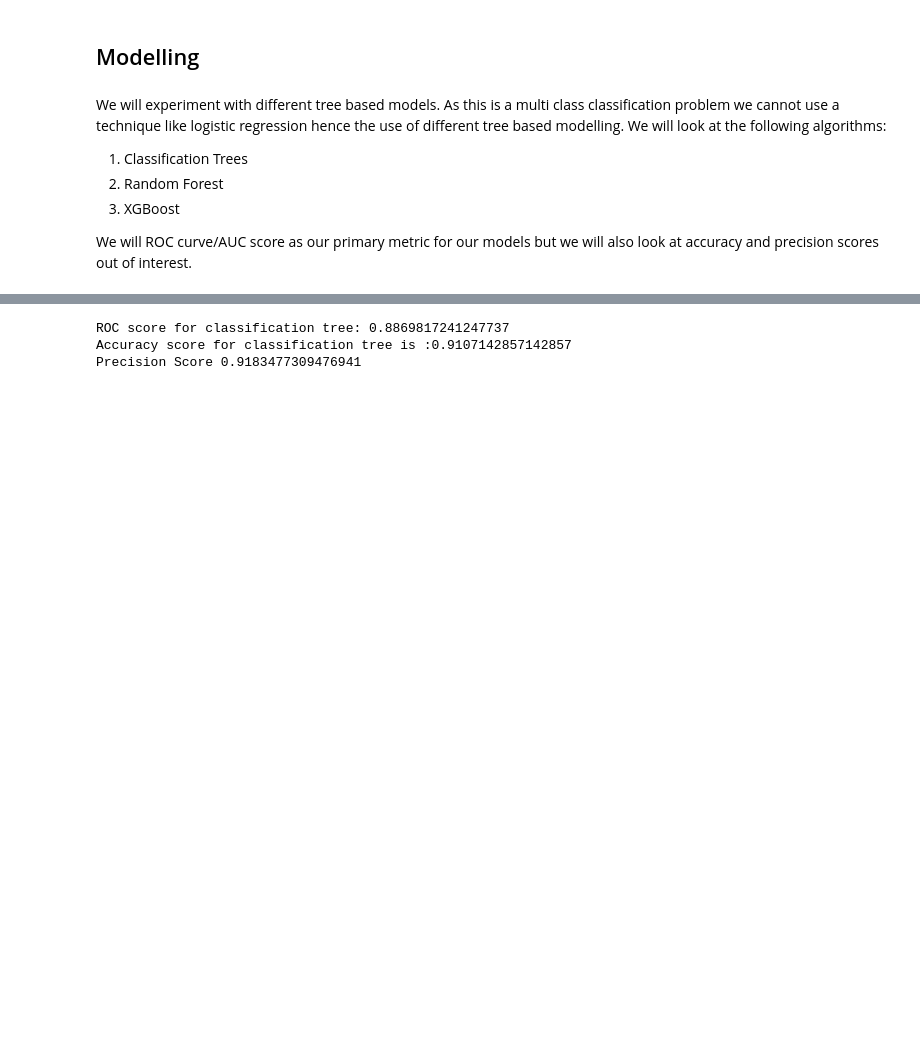
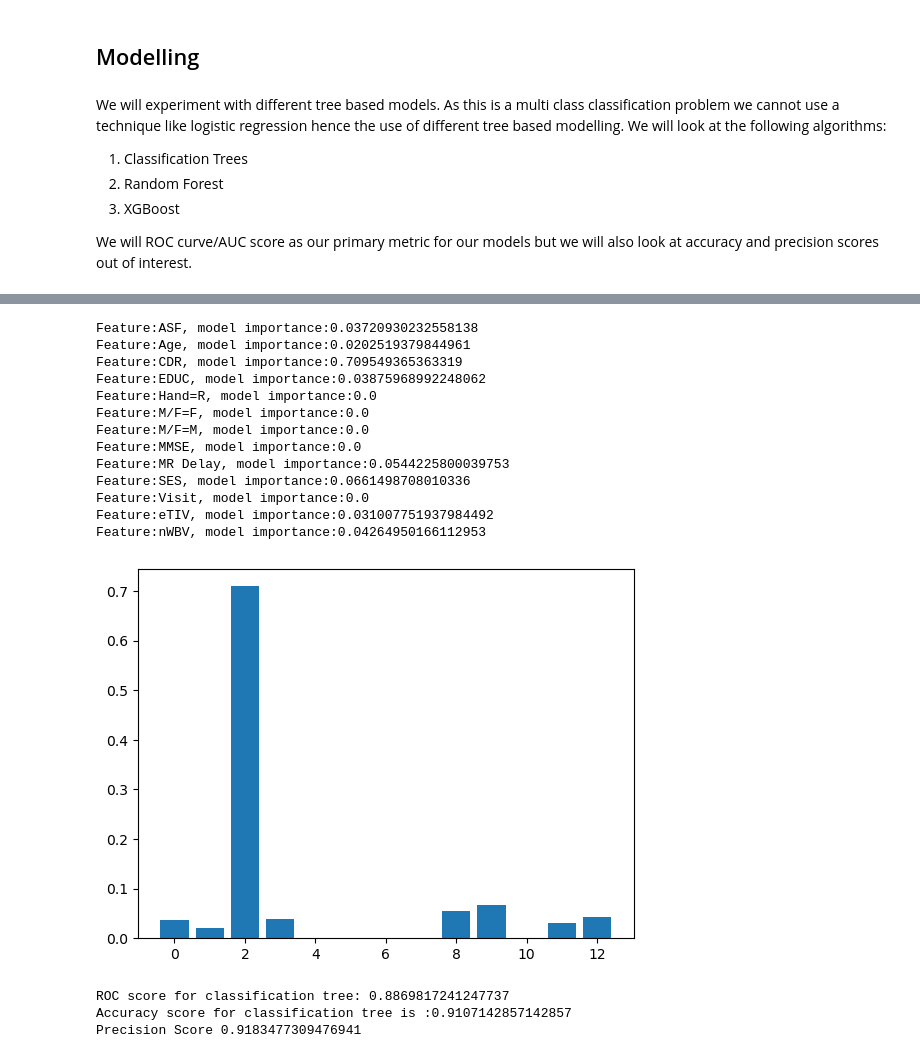
Before and after one commit to antihaddock/ml_bookcamp_project, a Jupyter notebook: notebook.ipynb, the cells around one changed output, grey strips where cells are left out. Saved outputs shown, nothing was run; the diff lists cells and outputs as text; code cells hidden in the pictures; blank space fills up the shorter version.

```diff
--- a/notebook.ipynb
+++ b/notebook.ipynb
@@ -137,3 +171,28 @@ Precision Score 0.8461445648945649
+# %%
+# get Feature importance for exploration
+importance = model.feature_importances_
+labels = zip(vectorizer.feature_names_,importance)
+# summarize feature importance
+for i,v in enumerate(labels):
+	print(f"Feature:{v[0]}, model importance:{v[1]}")
+# plot feature importance
+plt.bar([x for x in range(len(importance))], importance)
+plt.show()
+# %% [output]
+Feature:ASF, model importance:0.03720930232558138
+Feature:Age, model importance:0.0202519379844961
+Feature:CDR, model importance:0.709549365363319
+Feature:EDUC, model importance:0.03875968992248062
+Feature:Hand=R, model importance:0.0
+Feature:M/F=F, model importance:0.0
+Feature:M/F=M, model importance:0.0
+Feature:MMSE, model importance:0.0
+Feature:MR Delay, model importance:0.0544225800039753
+Feature:SES, model importance:0.0661498708010336
+Feature:Visit, model importance:0.0
+Feature:eTIV, model importance:0.031007751937984492
+Feature:nWBV, model importance:0.04264950166112953
+[figure, added]
 # %%
 # Random Forest
 clf = RandomForestClassifier()
```
Also changed, not shown: parts of 4 cells of this notebook.
